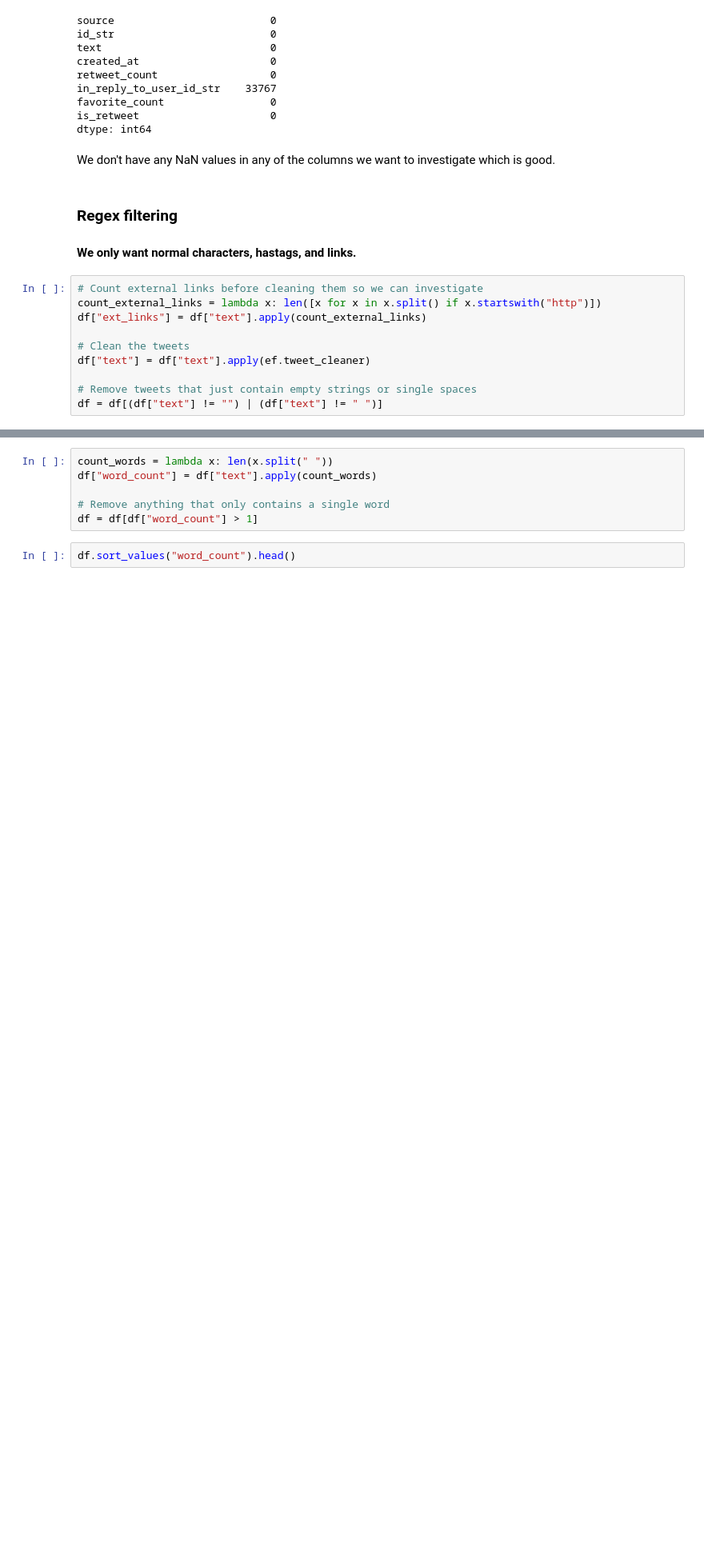
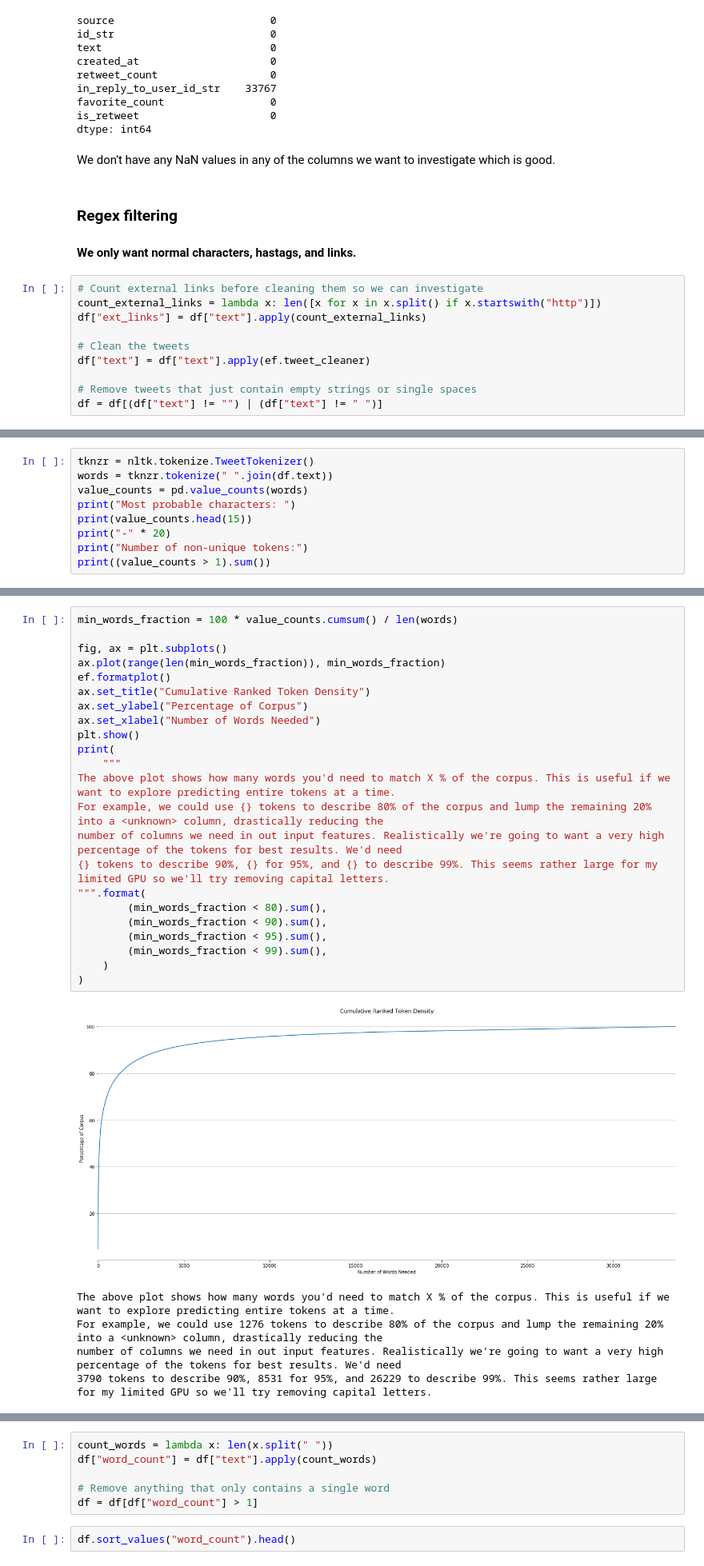
Before and after one commit to EdenTrainor/natural-tweet-generation, a Jupyter notebook: tweet_eda.ipynb, the cells around one changed output, grey strips where cells are left out. Shown at 80% size. Saved outputs shown, nothing was run; the diff lists cells and outputs as text; blank space fills up the shorter version.

```diff
--- a/tweet_eda.ipynb
+++ b/tweet_eda.ipynb
@@ -86,0 +92,9 @@ df = df[(df["text"] != "") | (df["text"] != " ")]
+# %%
+tknzr = nltk.tokenize.TweetTokenizer()
+words = tknzr.tokenize(" ".join(df.text))
+value_counts = pd.value_counts(words)
+print("Most probable characters: ")
+print(value_counts.head(15))
+print("-" * 20)
+print("Number of non-unique tokens:")
+print((value_counts > 1).sum())
@@ -86,0 +122,29 @@ df = df[(df["text"] != "") | (df["text"] != " ")]
+# %%
+min_words_fraction = 100 * value_counts.cumsum() / len(words)
+
+fig, ax = plt.subplots()
+ax.plot(range(len(min_words_fraction)), min_words_fraction)
+ef.formatplot()
+ax.set_title("Cumulative Ranked Token Density")
+ax.set_ylabel("Percentage of Corpus")
+ax.set_xlabel("Number of Words Needed")
+plt.show()
+print(
+    """
+The above plot shows how many words you'd need to match X % of the corpus. This is useful if we want to explore predicting entire tokens at a time.
+For example, we could use {} tokens to describe 80% of the corpus and lump the remaining 20% into a <unknown> column, drastically reducing the
+number of columns we need in out input features. Realistically we're going to want a very high percentage of the tokens for best results. We'd need
+{} tokens to describe 90%, {} for 95%, and {} to describe 99%. This seems rather large for my limited GPU so we'll try removing capital letters.
+""".format(
+        (min_words_fraction < 80).sum(),
+        (min_words_fraction < 90).sum(),
+        (min_words_fraction < 95).sum(),
+        (min_words_fraction < 99).sum(),
+    )
+)
+# %% [output]
+[figure, added]
+The above plot shows how many words you'd need to match X % of the corpus. This is useful if we want to explore predicting entire tokens at a time.
+For example, we could use 1276 tokens to describe 80% of the corpus and lump the remaining 20% into a <unknown> column, drastically reducing the
+number of columns we need in out input features. Realistically we're going to want a very high percentage of the tokens for best results. We'd need
+3790 tokens to describe 90%, 8531 for 95%, and 26229 to describe 99%. This seems rather large for my limited GPU so we'll try removing capital letters.
```
Also changed, not shown: parts of 11 cells of this notebook, 8 other files.
